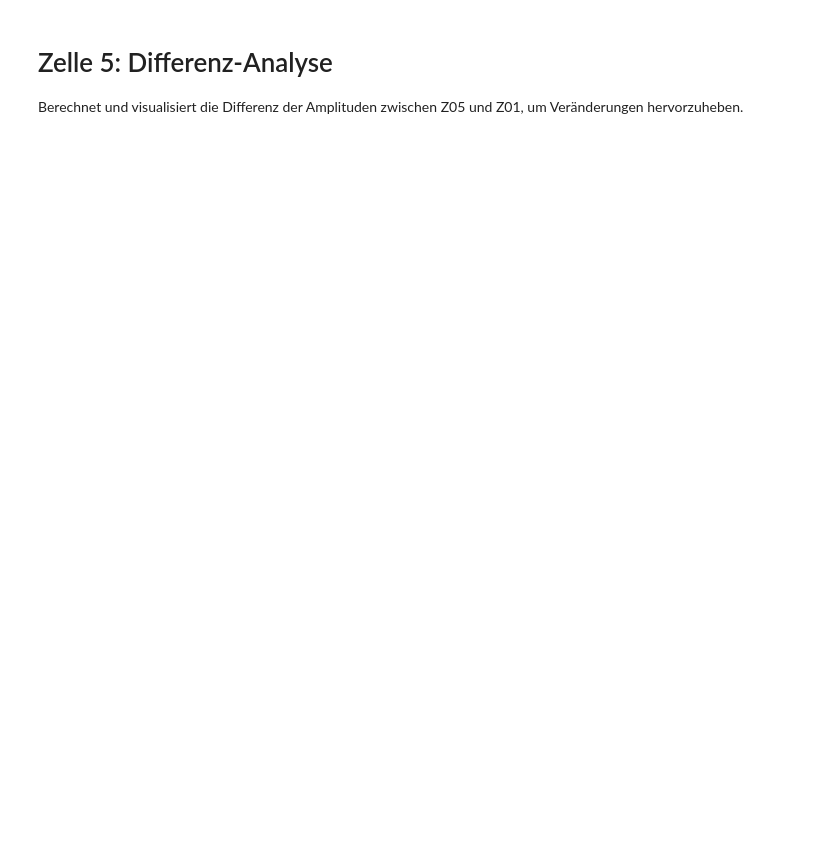
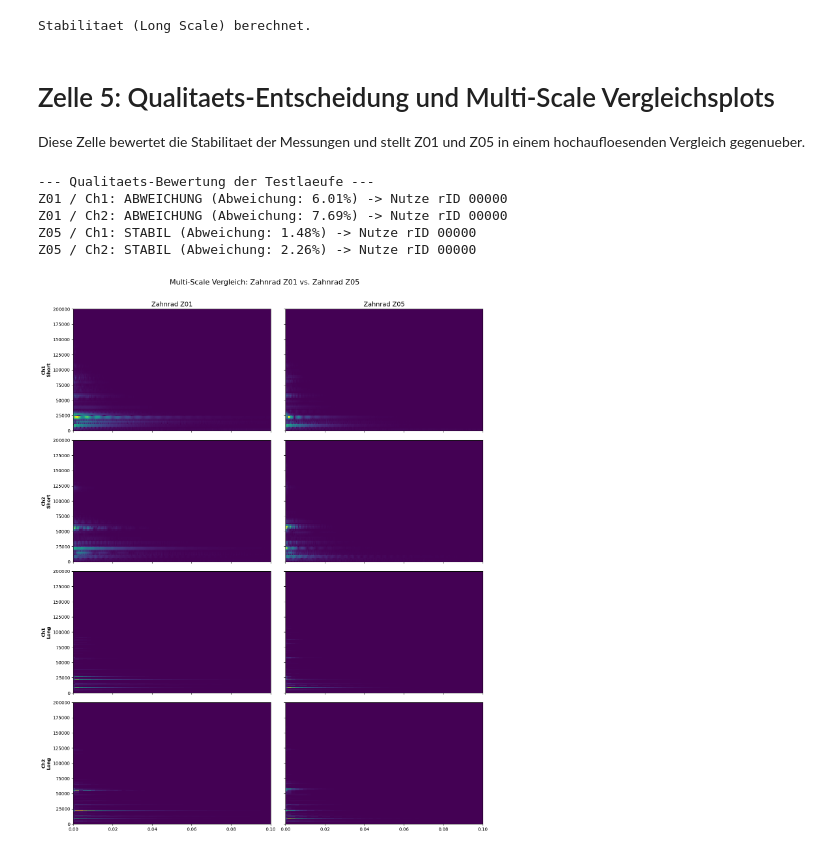
Before and after one commit to BGielczynski/AI_diagnostics, a Jupyter notebook: Task_1/src/gear_analysis.ipynb, the cells around one changed output. Saved outputs shown, nothing was run; the diff lists cells and outputs as text; code cells hidden in the pictures; blank space fills up the shorter version.

Commit message:
Update gear_analysis.ipynb with high-contrast diagnostic flow and multi-scale analysis

```diff
--- a/Task_1/src/gear_analysis.ipynb
+++ b/Task_1/src/gear_analysis.ipynb
@@ -98,0 +87,20 @@ Visualisierung der Spektrogramme für die verschiedenen Sensoren und Proben (Z01
+# %%
+def calc_stability(df, rids=['00000', '00001']):
+    stats = []
+    for spec in ['Z01', 'Z05']:
+        for s_id in ['Ch1', 'Ch2']:
+            row_vals = {}
+            for r_id in rids:
+                q = df[(df['spec']==spec) & (df['sID']==s_id) & (df['rID']==r_id)]
+                if q.empty: continue
+                sig = q.iloc[0]['sig']
+                row_vals[f"RMS_{r_id}"] = np.sqrt(np.mean(sig**2))
+                row_vals[f"PTP_{r_id}"] = np.ptp(sig)
+            if f"RMS_{rids[0]}" in row_vals and f"RMS_{rids[1]}" in row_vals:
+                diff = abs(row_vals[f"RMS_{rids[0]}"] - row_vals[f"RMS_{rids[1]}"]) / row_vals[f"RMS_{rids[0]}"] * 100
+                stats.append({'Spec': spec, 'Sensor': s_id, 'Diff_Perc': diff,
+                              'PTP0': row_vals[f"PTP_{rids[0]}"], 'PTP1': row_vals[f"PTP_{rids[1]}"]})
+    return pd.DataFrame(stats)
+
+STAB_SHORT = calc_stability(df)
+print("Stabilitaet (Short Scale) berechnet.")
@@ -99,26 +112,37 @@ Visualisierung der Spektrogramme für die verschiedenen Sensoren und Proben (Z01
+# %%
+STAB_LONG = calc_stability(df)
+print("Stabilitaet (Long Scale) berechnet.")
+# %% [output]
+Stabilitaet (Long Scale) berechnet.
+# %% [markdown]
+# Zelle 5: Qualitaets-Entscheidung und Multi-Scale Vergleichsplots
+Diese Zelle bewertet die Stabilitaet der Messungen und stellt Z01 und Z05 in einem hochaufloesenden Vergleich gegenueber.
 # %%
-def plot_optimized_raw(df, r_id):
-    fig, axes = plt.subplots(3, 2, figsize=(12, 10), sharex=True, sharey=True)
-    fig.suptitle(f"Zelle 4: Optimierte Übersicht | Aufnahme: {r_id}", fontsize=14)
-    for i, s_id in enumerate(SENSORS):
-        p = SENSOR_CONFIGS[s_id]
-        ov_perc = int((p['noverlap']/p['nperseg'])*100)
-        for j, spec in enumerate(['Z01', 'Z05']):
-            subset = df[(df['spec'] == spec) & (df['sID'] == s_id) & (df['rID'] == r_id)]
-            if subset.empty: continue
-            data = subset.iloc[0]
-            f, t, Zxx = calculate_stft(data['sig'], data['fs'], **p)
-            ax = axes[i, j]
-            im = ax.pcolormesh(t, f, np.abs(Zxx), shading='nearest')
-            ax.set_ylim(0, Y_FREQ_MAX); ax.set_xlim(0, X_TIME_MAX)
-            if j == 0:
-                ax.set_ylabel(f"{s_id}\n({p['window']}, {p['nperseg']}, {ov_perc}%)", fontweight='bold', fontsize=9)
-            ax.set_title(f"{spec}")
-            plt.colorbar(im, ax=ax)
-    plt.tight_layout(); plt.show()
+def decide_and_plot(df, s_res):
+    print("--- Qualitaets-Bewertung der Testlaeufe ---")
+    for i in range(len(s_res)):
+        s = s_res.iloc[i]
+        status = "STABIL" if s['Diff_Perc'] < 5.0 else "ABWEICHUNG"
+        print(f"{s['Spec']} / {s['Sensor']}: {status} (Abweichung: {s['Diff_Perc']:.2f}%) -> Nutze rID 00000")
 
-# Ausführen
-plot_optimized_raw(df, R_ID)
+    fig, axes = plt.subplots(4, 2, figsize=(14, 18), sharex=True, sharey='row')
+    fig.suptitle("Multi-Scale Vergleich: Zahnrad Z01 vs. Zahnrad Z05", fontsize=16)
+    configs = [('Ch1', OPT_SHORT, "Short"), ('Ch2', OPT_SHORT, "Short"), ('Ch1', OPT_LONG, "Long"), ('Ch2', OPT_LONG, "Long")]
+    for row, (s_id, opt, label) in enumerate(configs):
+        for col, spec in enumerate(['Z01', 'Z05']):
+            data = df[(df['spec']==spec) & (df['sID']==s_id) & (df['rID']=='00000')].iloc[0]
+            f, t, Zxx = calculate_stft(data['sig'], data['fs'], nperseg=opt['nperseg'], noverlap=opt['noverlap'], window=opt['window'])
+            axes[row, col].pcolormesh(t, f, np.abs(Zxx), shading='nearest')
+            axes[row, col].set_ylim(0, Y_FREQ_MAX); axes[row, col].set_xlim(0, X_TIME_MAX)
+            if col == 0: axes[row, col].set_ylabel(f"{s_id}\n{label}", fontweight='bold')
+            if row == 0: axes[row, col].set_title(f"Zahnrad {spec}", fontsize=14)
+    plt.tight_layout(rect=[0, 0.03, 1, 0.97]); plt.show()
+
+decide_and_plot(df, STAB_SHORT)
+# %% [output]
+--- Qualitaets-Bewertung der Testlaeufe ---
+Z01 / Ch1: ABWEICHUNG (Abweichung: 6.01%) -> Nutze rID 00000
+Z01 / Ch2: ABWEICHUNG (Abweichung: 7.69%) -> Nutze rID 00000
+Z05 / Ch1: STABIL (Abweichung: 1.48%) -> Nutze rID 00000
+Z05 / Ch2: STABIL (Abweichung: 2.26%) -> Nutze rID 00000
+[figure, added]
-# %% [markdown]
-# Zelle 5: Differenz-Analyse
-Berechnet und visualisiert die Differenz der Amplituden zwischen Z05 und Z01, um Veränderungen hervorzuheben.
```
Also changed, not shown: parts of 25 cells of this notebook.
